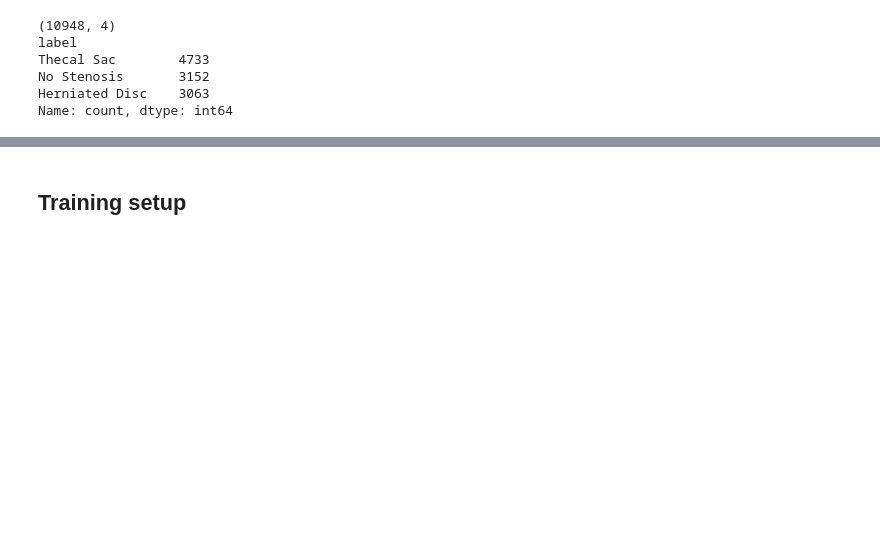
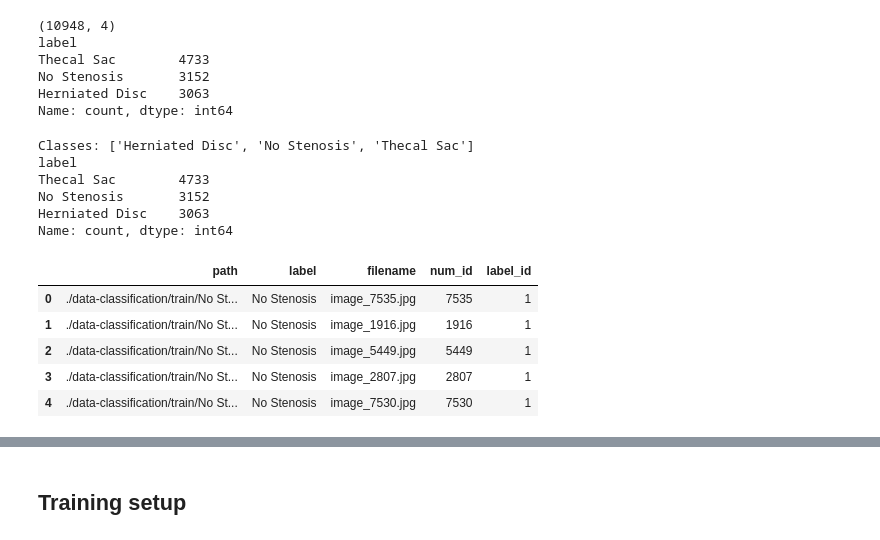
Before and after one commit to johanalukesova/VSE_bachelor_thesis_lumbar_spine_degeneration_classification, a Jupyter notebook: Classification-prep/Models_baseline.ipynb, the cells around one changed output, grey strips where cells are left out. Saved outputs shown, nothing was run; the diff lists cells and outputs as text; code cells hidden in the pictures; blank space fills up the shorter version.

```diff
--- a/Classification-prep/Models_baseline.ipynb
+++ b/Classification-prep/Models_baseline.ipynb
@@ -62,7 +62,7 @@ print(os.getcwd())
 /home/jupyter-lukj08@vse.cz/VSE_bachelor_thesis_lumbar_spine_degeneration_classification/BC-data
 # %%
 # SPLIT TO PREVENT DATA LEAKAGE
-DATA_DIR = "./data-classification/train"
+TRAIN_DIR = "./data-classification/train"
 
 def extract_num(fname):
     m = re.search(r"image_(\d+)\.jpg$", fname)
@@ -70,8 +70,8 @@ def extract_num(fname):
 
 records = []
 
-for cls in os.listdir(DATA_DIR):
-    cls_path = os.path.join(DATA_DIR, cls)
+for cls in os.listdir(TRAIN_DIR):
+    cls_path = os.path.join(TRAIN_DIR, cls)
     if not os.path.isdir(cls_path):
         continue
 
@@ -105,4 +105,55 @@ Thecal Sac        4733
 No Stenosis       3152
 Herniated Disc    3063
 Name: count, dtype: int64
+# %%
+def extract_num(fname):
+    m = re.search(r"image_(\d+)\.jpg$", fname)
+    return int(m.group(1)) if m else None
+
+train_records = []
+
+for cls in os.listdir(TRAIN_DIR):
+    cls_path = os.path.join(TRAIN_DIR, cls)
+    if not os.path.isdir(cls_path):
+        continue
+
+    for fname in os.listdir(cls_path):
+        if not fname.lower().endswith(".jpg"):
+            continue
+
+        num_id = extract_num(fname)
+        if num_id is None:
+            continue
+
+        train_records.append({
+            "path": os.path.join(cls_path, fname),
+            "label": cls,
+            "filename": fname,
+            "num_id": num_id
+        })
+
+train_df = pd.DataFrame(train_records)
+
+CLASS_NAMES = sorted(train_df["label"].unique())
+label2id = {label: i for i, label in enumerate(CLASS_NAMES)}
+id2label = {i: label for label, i in label2id.items()}
+
+train_df["label_id"] = train_df["label"].map(label2id)
+
+print("Classes:", CLASS_NAMES)
+print(train_df["label"].value_counts())
+train_df.head()
+# %% [output]
+Classes: ['Herniated Disc', 'No Stenosis', 'Thecal Sac']
+label
+Thecal Sac        4733
+No Stenosis       3152
+Herniated Disc    3063
+Name: count, dtype: int64
+|  | path | label | filename | num_id | label_id |
+| 0 | ./data-classification/train/No St... | No Stenosis | image_7535.jpg | 7535 | 1 |
+| 1 | ./data-classification/train/No St... | No Stenosis | image_1916.jpg | 1916 | 1 |
+| 2 | ./data-classification/train/No St... | No Stenosis | image_5449.jpg | 5449 | 1 |
+| 3 | ./data-classification/train/No St... | No Stenosis | image_2807.jpg | 2807 | 1 |
+| 4 | ./data-classification/train/No St... | No Stenosis | image_7530.jpg | 7530 | 1 |
 # %%
```
Also changed, not shown: parts of 9 cells of this notebook.
